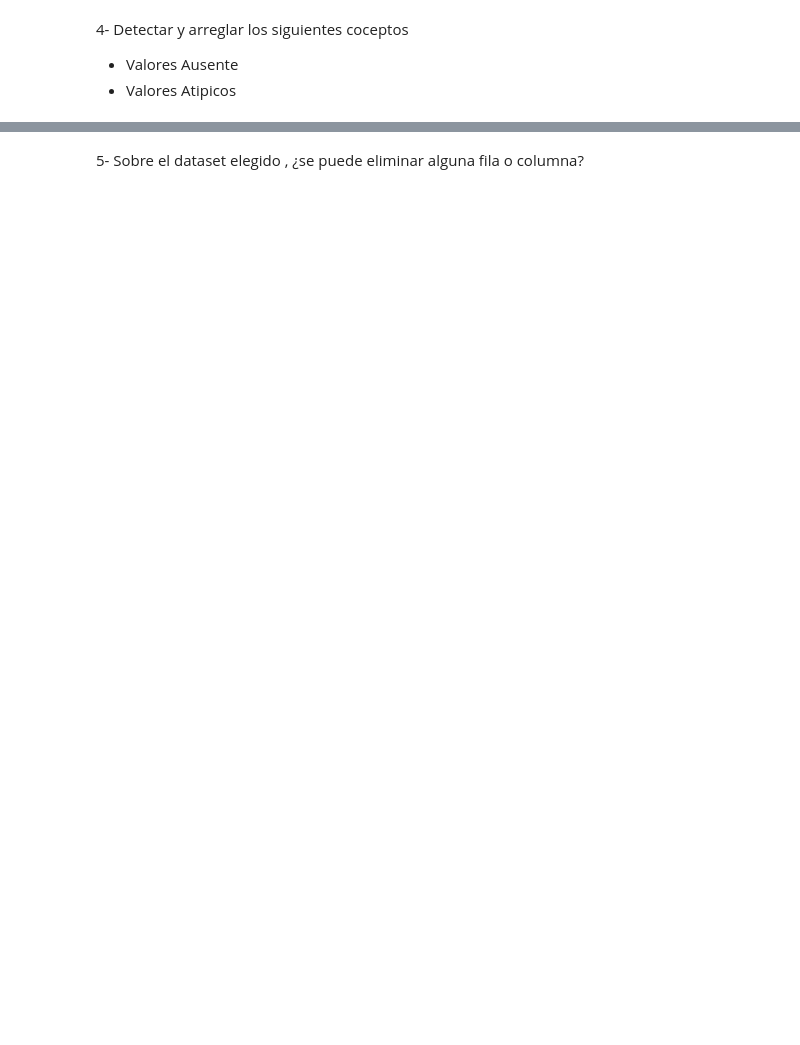
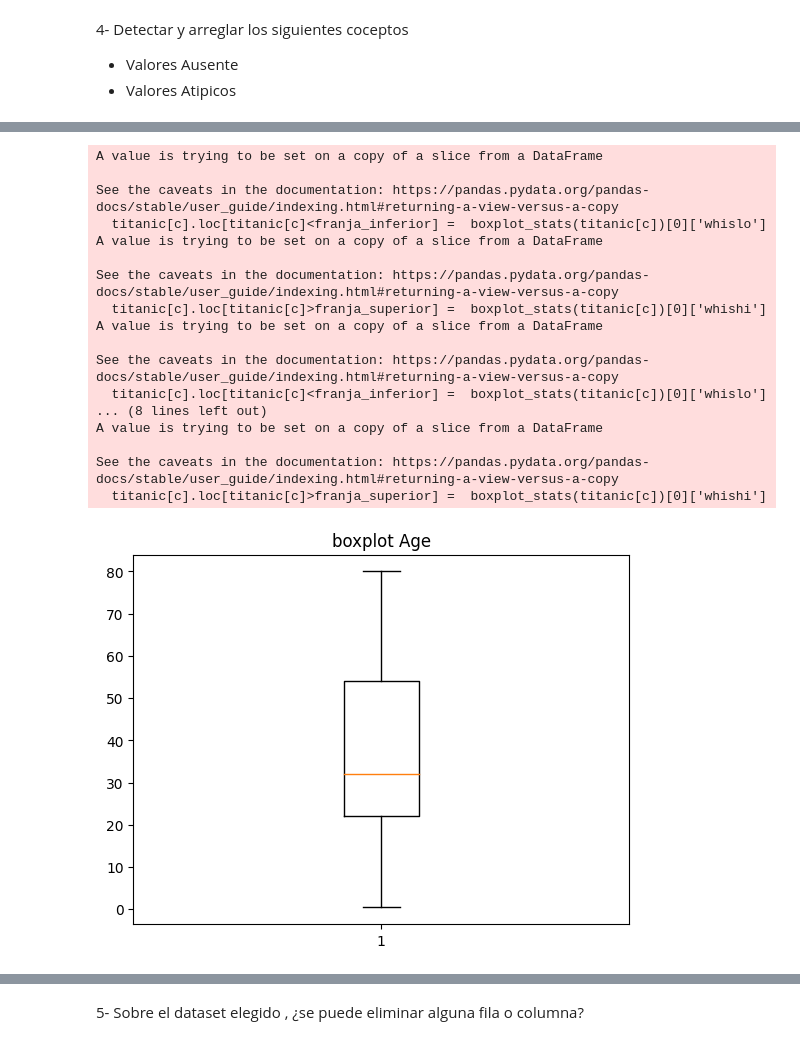
Before and after one commit to cristiandevar/PythonML, a Jupyter notebook: TPN3-4/TP3_TP4_Comision_4.ipynb, the cells around one changed output, grey strips where cells are left out. Drawn from its saved outputs; the diff is of its cells as text; code cells hidden in the pictures; blank space fills up the shorter version.

```diff
--- a/TPN3-4/TP3_TP4_Comision_4.ipynb
+++ b/TPN3-4/TP3_TP4_Comision_4.ipynb
@@ -660,0 +708,14 @@ i_diabetes.head()
+# %%
+# Podemos observar que los valores ausentes se presentan en la columna de edad, cabina y embarque
+# Como edad es un numero representando los años de vida, vamos a cambiarlo por el valor xmax, para que no afecte en la suma sin embargo tenemos que tener esto en cuenta a la hora de calcular las medidas estadisticas
+xmax = boxplot_stats(titanic['Age'].dropna())[0]['whishi']
+titanic['Age'] = titanic['Age'].fillna(xmax)
+
+# Cabina es un codigo alfanumerico, por lo que lo sustituiremos por 0000
+titanic['Cabin'] = titanic['Cabin'].fillna('0000')
+
+# Embarque sera una letra representando el desconocimiento del lugar de embarque U Unknown,
+titanic['Embarked'] = titanic['Embarked'].fillna('U')
+
+# Comprobamos que no queden columnas con valores nulos
+print(titanic.isnull().sum())
@@ -660,0 +736,44 @@ i_diabetes.head()
+# %%
+# Respecto a los valores atipicos tienen sentido en las variables cuantitativas, por lo que en base a la clasificacion realizada en el punto 3 elegiremos las columnas
+# Cuando lo detectamos graficaremos los boxplots
+
+# Al Probar esto con todas las columnas, vimos que en Parch todos los valores atipicos se convertiran en el valor 0, por lo que omitiremos dicha columna
+# columnas = ['Age', 'SibSp', 'Parch', 'Fare']
+columnas = ['Age', 'SibSp', 'Fare']
+
+# Ahora bien, conceptualmente sabemos que los outliers o valores atipicos se calculan a partir de una formula, por lo que aplicaremos dicha formula para reemplazar los valores atipicos por el minimo o el maximo segun correspondan
+# Cabe aclarar que el minimo y maximo que nombro son xmin y xmax del boxplot
+# Para asignar este valor investigue y descubri que existe el metodo loc, el cual verifica que todo elemento que cumple la condicion sera modificado
+for c in columnas:
+    q1 = titanic[c].quantile(0.25)
+    q3 = titanic[c].quantile(0.75)
+    riq = q3 - q1
+    franja_inferior = q1 - 1.5 * riq
+    franja_superior = q3 + 1.5 * riq
+    titanic[c].loc[titanic[c]<franja_inferior] =  boxplot_stats(titanic[c])[0]['whislo']
+    titanic[c].loc[titanic[c]>franja_superior] =  boxplot_stats(titanic[c])[0]['whishi']
+
+# Para verificar que no existen valores atipicos vamos a graficar los boxplot
+for c in columnas:
+    plt.boxplot(titanic[c])
+    plt.title(f'boxplot {c}')
+    plt.show()
+# %% [output]
+A value is trying to be set on a copy of a slice from a DataFrame
+
+See the caveats in the documentation: https://pandas.pydata.org/pandas-docs/stable/user_guide/indexing.html#returning-a-view-versus-a-copy
+  titanic[c].loc[titanic[c]<franja_inferior] =  boxplot_stats(titanic[c])[0]['whislo']
+A value is trying to be set on a copy of a slice from a DataFrame
+
+See the caveats in the documentation: https://pandas.pydata.org/pandas-docs/stable/user_guide/indexing.html#returning-a-view-versus-a-copy
+  titanic[c].loc[titanic[c]>franja_superior] =  boxplot_stats(titanic[c])[0]['whishi']
+A value is trying to be set on a copy of a slice from a DataFrame
+
+See the caveats in the documentation: https://pandas.pydata.org/pandas-docs/stable/user_guide/indexing.html#returning-a-view-versus-a-copy
+  titanic[c].loc[titanic[c]<franja_inferior] =  boxplot_stats(titanic[c])[0]['whislo']
+... (8 lines left out)
+A value is trying to be set on a copy of a slice from a DataFrame
+
+See the caveats in the documentation: https://pandas.pydata.org/pandas-docs/stable/user_guide/indexing.html#returning-a-view-versus-a-copy
+  titanic[c].loc[titanic[c]>franja_superior] =  boxplot_stats(titanic[c])[0]['whishi']
+[figure, added]
```
Also changed, not shown: parts of 24 cells of this notebook.
